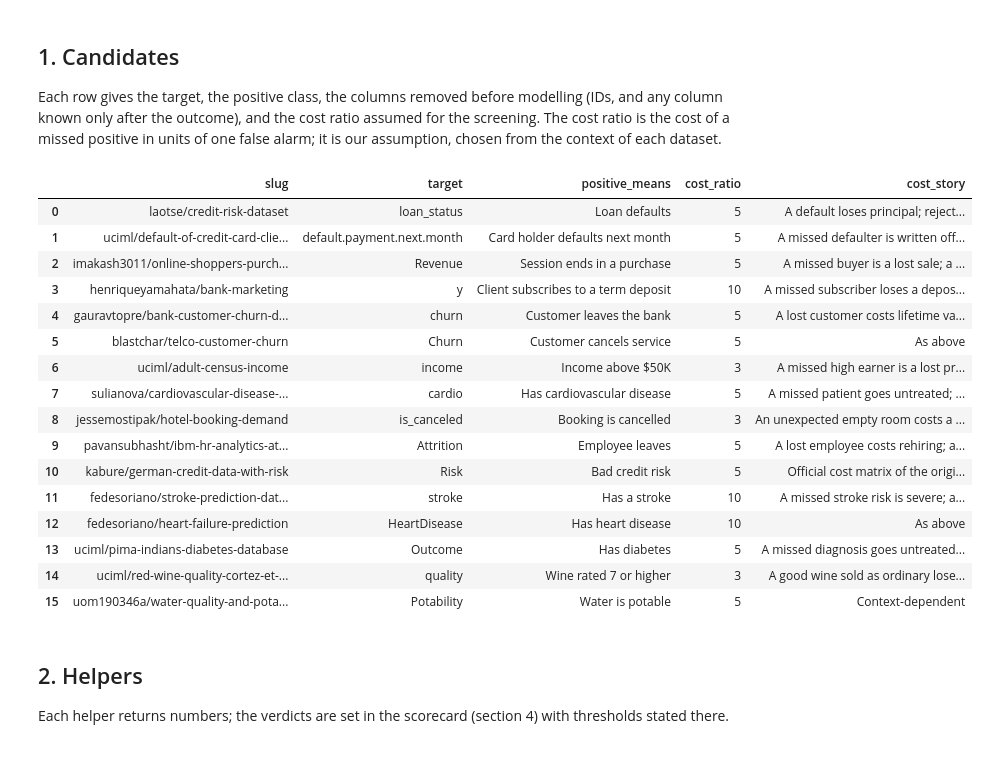
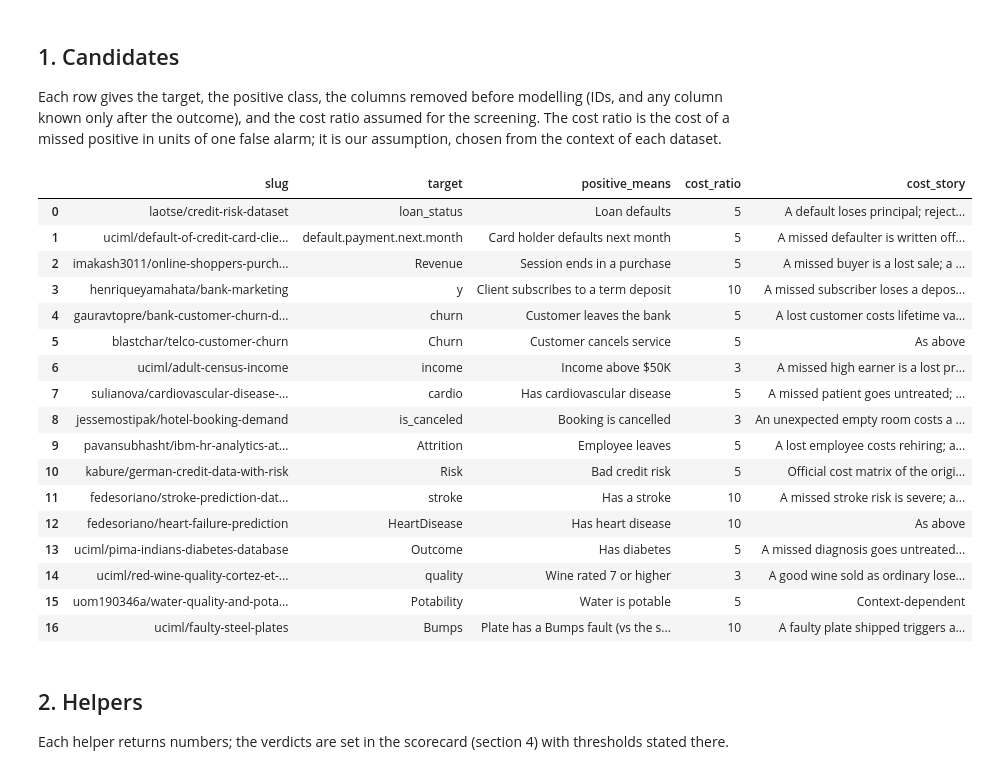
Before and after one commit to Ananya8576/dba5106-proj2, a Jupyter notebook: general_datasets/Project2_General_Dataset_Screening.ipynb, the cells around one changed output. Saved outputs shown, nothing was run; the diff lists cells and outputs as text; code cells hidden in the pictures.

```diff
--- a/general_datasets/Project2_General_Dataset_Screening.ipynb
+++ b/general_datasets/Project2_General_Dataset_Screening.ipynb
@@ -77,33 +77,36 @@ C = pd.DataFrame([
      "Has a stroke", "A missed stroke risk is severe; a false alarm costs a check-up"),
     ("fedesoriano/heart-failure-prediction", r"\.csv$", "HeartDisease", 1, [], 10,
      "Has heart disease", "As above"),
     ("uciml/pima-indians-diabetes-database", r"\.csv$", "Outcome", 1, [], 5,
      "Has diabetes", "A missed diagnosis goes untreated; a false alarm costs a test"),
     ("uciml/red-wine-quality-cortez-et-al-2009", r"\.csv$", "quality", ">=7", [], 3,
      "Wine rated 7 or higher", "A good wine sold as ordinary loses margin"),
     ("uom190346a/water-quality-and-potability", r"\.csv$", "Potability", 1, [], 5,
      "Water is potable", "Context-dependent"),
+    ("uciml/faulty-steel-plates", r"\.csv$", "Bumps", 1, ["Pastry", "Z_Scratch", "K_Scatch", "Stains", "Dirtiness", "Other_Faults"], 10,
+     "Plate has a Bumps fault (vs the six other fault types)", "A faulty plate shipped triggers a customer claim; a false alarm costs a re-inspection"),
 ], columns=["slug", "pattern", "target", "positive", "drop", "cost_ratio", "positive_means", "cost_story"])
 C["kaggle_page"] = "https://www.kaggle.com/datasets/" + C["slug"]
 display(C[["slug", "target", "positive_means", "cost_ratio", "cost_story"]])
 # %% [output]
 |  | slug | target | positive_means | cost_ratio | cost_story |
 | 0 | laotse/credit-risk-dataset | loan_status | Loan defaults | 5 | A default loses principal; reject... |
 | 1 | uciml/default-of-credit-card-clie... | default.payment.next.month | Card holder defaults next month | 5 | A missed defaulter is written off... |
 | 2 | imakash3011/online-shoppers-purch... | Revenue | Session ends in a purchase | 5 | A missed buyer is a lost sale; a ... |
 | 3 | henriqueyamahata/bank-marketing | y | Client subscribes to a term deposit | 10 | A missed subscriber loses a depos... |
 | 4 | gauravtopre/bank-customer-churn-d... | churn | Customer leaves the bank | 5 | A lost customer costs lifetime va... |
 | 5 | blastchar/telco-customer-churn | Churn | Customer cancels service | 5 | As above |
 | 6 | uciml/adult-census-income | income | Income above $50K | 3 | A missed high earner is a lost pr... |
 | 7 | sulianova/cardiovascular-disease-... | cardio | Has cardiovascular disease | 5 | A missed patient goes untreated; ... |
 | 8 | jessemostipak/hotel-booking-demand | is_canceled | Booking is cancelled | 3 | An unexpected empty room costs a ... |
 | 9 | pavansubhasht/ibm-hr-analytics-at... | Attrition | Employee leaves | 5 | A lost employee costs rehiring; a... |
 | 10 | kabure/german-credit-data-with-risk | Risk | Bad credit risk | 5 | Official cost matrix of the origi... |
 | 11 | fedesoriano/stroke-prediction-dat... | stroke | Has a stroke | 10 | A missed stroke risk is severe; a... |
 | 12 | fedesoriano/heart-failure-prediction | HeartDisease | Has heart disease | 10 | As above |
 | 13 | uciml/pima-indians-diabetes-database | Outcome | Has diabetes | 5 | A missed diagnosis goes untreated... |
 | 14 | uciml/red-wine-quality-cortez-et-... | quality | Wine rated 7 or higher | 3 | A good wine sold as ordinary lose... |
 | 15 | uom190346a/water-quality-and-pota... | Potability | Water is potable | 5 | Context-dependent |
+| 16 | uciml/faulty-steel-plates | Bumps | Plate has a Bumps fault (vs the s... | 10 | A faulty plate shipped triggers a... |
 # %% [markdown]
 ## 2. Helpers
 Each helper returns numbers; the verdicts are set in the scorecard (section 4) with thresholds stated there.
```
Also changed, not shown: parts of 4 cells of this notebook, 4 other files.
